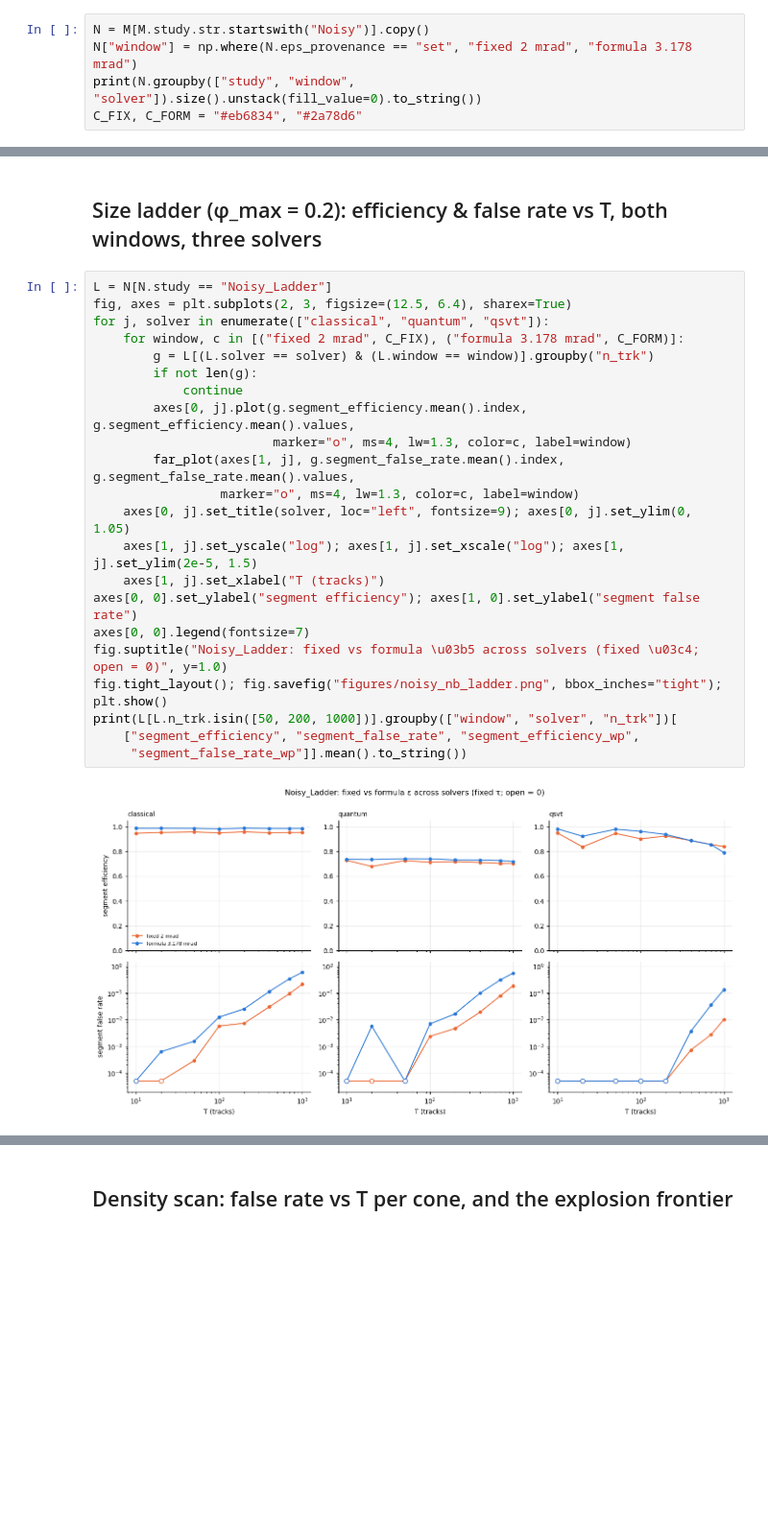
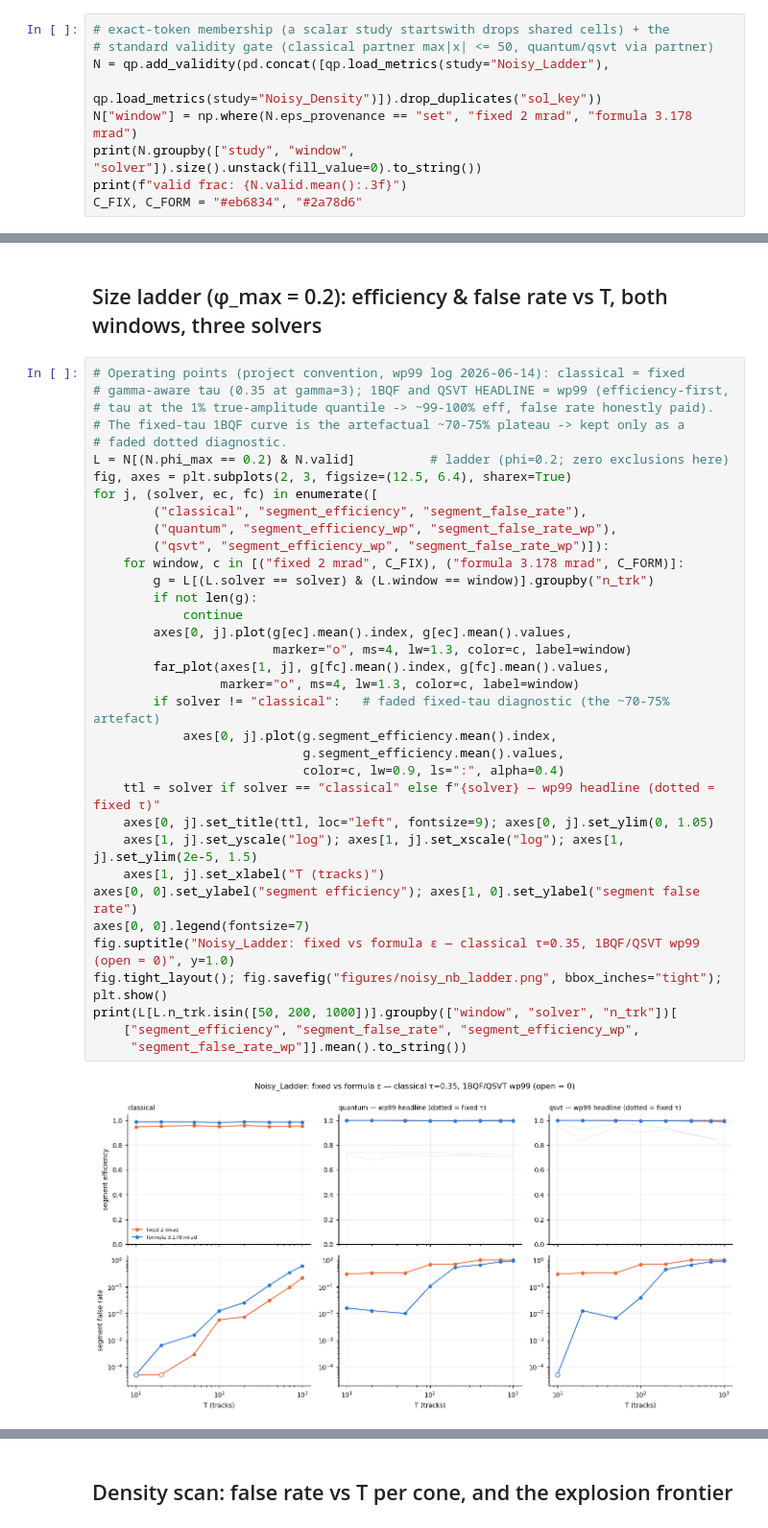
Before and after one commit to GeorgeWilliam1999/Quantum_Track_Reconstruction, a Jupyter notebook: Toy_Characterisation/Noisy_Realistic/noisy_analysis.ipynb, the cells around one changed output, grey strips where cells are left out. Shown at 96% size. Drawn from its saved outputs; the diff is of its cells as text; blank space fills up the shorter version.

```diff
--- a/Toy_Characterisation/Noisy_Realistic/noisy_analysis.ipynb
+++ b/Toy_Characterisation/Noisy_Realistic/noisy_analysis.ipynb
@@ -53,7 +53,11 @@ qsvt          1879
 # %%
-N = M[M.study.str.startswith("Noisy")].copy()
+# exact-token membership (a scalar study startswith drops shared cells) + the
+# standard validity gate (classical partner max|x| <= 50, quantum/qsvt via partner)
+N = qp.add_validity(pd.concat([qp.load_metrics(study="Noisy_Ladder"),
+                               qp.load_metrics(study="Noisy_Density")]).drop_duplicates("sol_key"))
 N["window"] = np.where(N.eps_provenance == "set", "fixed 2 mrad", "formula 3.178 mrad")
 print(N.groupby(["study", "window", "solver"]).size().unstack(fill_value=0).to_string())
+print(f"valid frac: {N.valid.mean():.3f}")
 C_FIX, C_FORM = "#eb6834", "#2a78d6"
 # %% [output]
 solver                            classical  qsvt  quantum
@@ -65,29 +70,42 @@ Noisy_Ladder  fixed 2 mrad              160    26       28
 # %% [markdown]
 ## Size ladder (φ_max = 0.2): efficiency & false rate vs T, both windows, three solvers
 # %%
-L = N[N.study == "Noisy_Ladder"]
+# Operating points (project convention, wp99 log 2026-06-14): classical = fixed
+# gamma-aware tau (0.35 at gamma=3); 1BQF and QSVT HEADLINE = wp99 (efficiency-first,
+# tau at the 1% true-amplitude quantile -> ~99-100% eff, false rate honestly paid).
+# The fixed-tau 1BQF curve is the artefactual ~70-75% plateau -> kept only as a
+# faded dotted diagnostic.
+L = N[(N.phi_max == 0.2) & N.valid]          # ladder (phi=0.2; zero exclusions here)
 fig, axes = plt.subplots(2, 3, figsize=(12.5, 6.4), sharex=True)
-for j, solver in enumerate(["classical", "quantum", "qsvt"]):
+for j, (solver, ec, fc) in enumerate([
+        ("classical", "segment_efficiency", "segment_false_rate"),
+        ("quantum", "segment_efficiency_wp", "segment_false_rate_wp"),
+        ("qsvt", "segment_efficiency_wp", "segment_false_rate_wp")]):
     for window, c in [("fixed 2 mrad", C_FIX), ("formula 3.178 mrad", C_FORM)]:
         g = L[(L.solver == solver) & (L.window == window)].groupby("n_trk")
         if not len(g):
             continue
-        axes[0, j].plot(g.segment_efficiency.mean().index, g.segment_efficiency.mean().values,
+        axes[0, j].plot(g[ec].mean().index, g[ec].mean().values,
                         marker="o", ms=4, lw=1.3, color=c, label=window)
-        far_plot(axes[1, j], g.segment_false_rate.mean().index, g.segment_false_rate.mean().values,
+        far_plot(axes[1, j], g[fc].mean().index, g[fc].mean().values,
                  marker="o", ms=4, lw=1.3, color=c, label=window)
-    axes[0, j].set_title(solver, loc="left", fontsize=9); axes[0, j].set_ylim(0, 1.05)
+        if solver != "classical":   # faded fixed-tau diagnostic (the ~70-75% artefact)
+            axes[0, j].plot(g.segment_efficiency.mean().index,
+                            g.segment_efficiency.mean().values,
+                            color=c, lw=0.9, ls=":", alpha=0.4)
+    ttl = solver if solver == "classical" else f"{solver} — wp99 headline (dotted = fixed τ)"
+    axes[0, j].set_title(ttl, loc="left", fontsize=9); axes[0, j].set_ylim(0, 1.05)
     axes[1, j].set_yscale("log"); axes[1, j].set_xscale("log"); axes[1, j].set_ylim(2e-5, 1.5)
     axes[1, j].set_xlabel("T (tracks)")
 axes[0, 0].set_ylabel("segment efficiency"); axes[1, 0].set_ylabel("segment false rate")
 axes[0, 0].legend(fontsize=7)
-fig.suptitle("Noisy_Ladder: fixed vs formula \u03b5 across solvers (fixed \u03c4; open = 0)", y=1.0)
+fig.suptitle("Noisy_Ladder: fixed vs formula ε — classical τ=0.35, 1BQF/QSVT wp99 (open = 0)", y=1.0)
 fig.tight_layout(); fig.savefig("figures/noisy_nb_ladder.png", bbox_inches="tight"); plt.show()
 print(L[L.n_trk.isin([50, 200, 1000])].groupby(["window", "solver", "n_trk"])[
     ["segment_efficiency", "segment_false_rate", "segment_efficiency_wp",
      "segment_false_rate_wp"]].mean().to_string())
 # %% [output]
-[figure, old version]
+[figure, new version]
                                     segment_efficiency  segment_false_rate  segment_efficiency_wp  segment_false_rate_wp
 window             solver    n_trk
 fixed 2 mrad       classical 50               0.958055            0.000287               0.997987               0.543489
```
Also changed, not shown: parts of 5 cells of this notebook, 52 other files.
